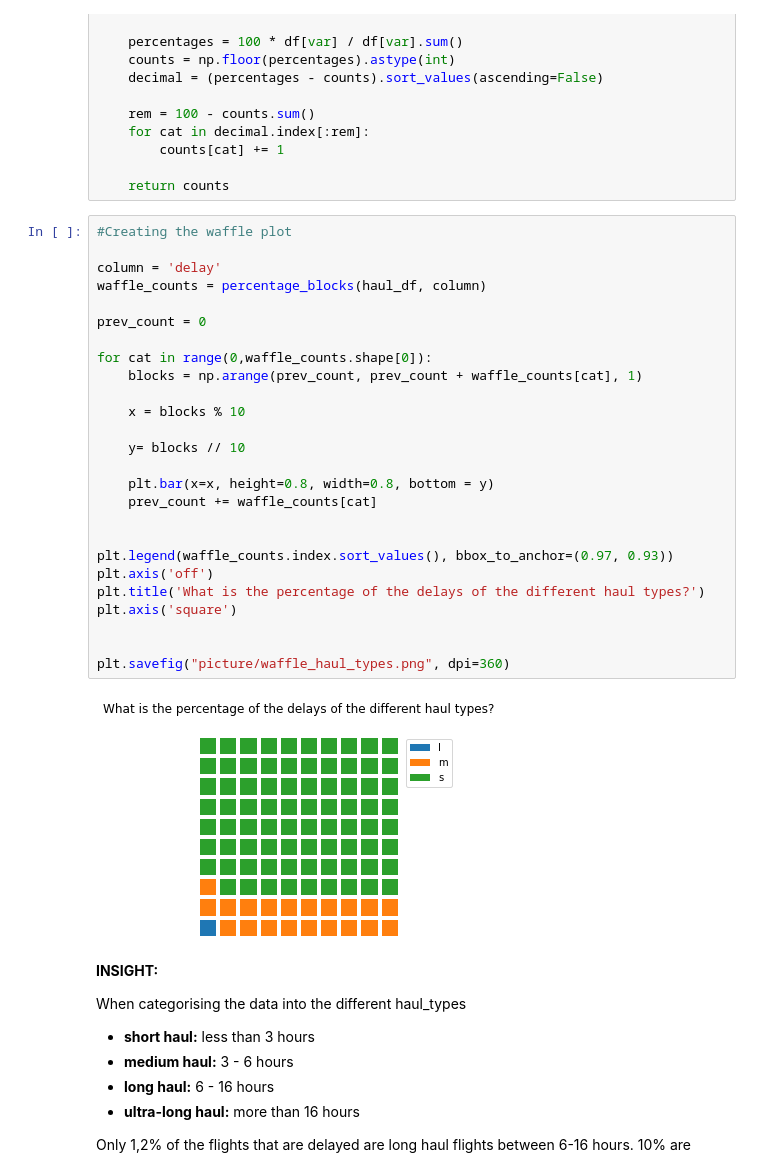
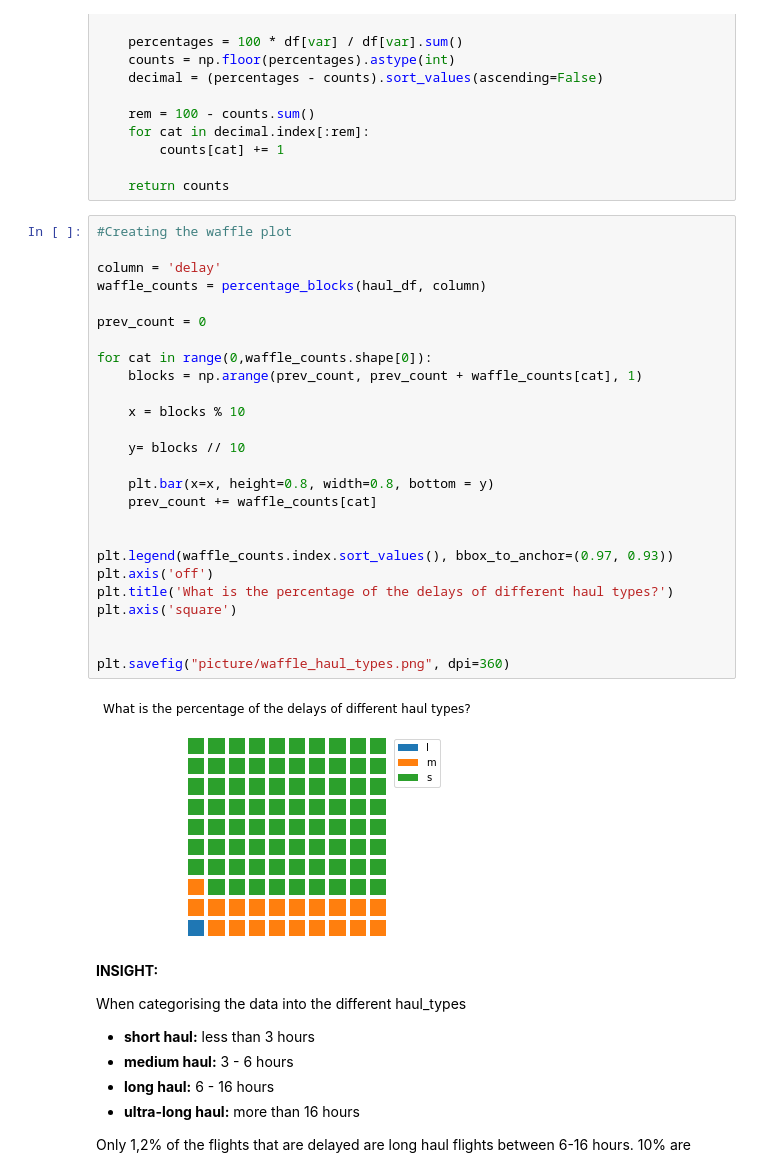
Before and after one commit to julienboth/udacity_ds_nd, a Jupyter notebook: project_1_intro_to_ds/airline_analysis.ipynb, the cells around one changed output. Cells and saved outputs as stored; diff of their text form.

```diff
--- a/project_1_intro_to_ds/airline_analysis.ipynb
+++ b/project_1_intro_to_ds/airline_analysis.ipynb
@@ -571,31 +571,31 @@ def percentage_blocks (df, var):
 # %%
 #Creating the waffle plot
 
 column = 'delay'
 waffle_counts = percentage_blocks(haul_df, column)
 
 prev_count = 0
 
 for cat in range(0,waffle_counts.shape[0]):
     blocks = np.arange(prev_count, prev_count + waffle_counts[cat], 1)
 
     x = blocks % 10
 
     y= blocks // 10
 
     plt.bar(x=x, height=0.8, width=0.8, bottom = y)
     prev_count += waffle_counts[cat]
 
 
 plt.legend(waffle_counts.index.sort_values(), bbox_to_anchor=(0.97, 0.93))
 plt.axis('off')
-plt.title('What is the percentage of the delays of the different haul types?')
+plt.title('What is the percentage of the delays of different haul types?')
 plt.axis('square')
 
 
 plt.savefig("picture/waffle_haul_types.png", dpi=360)
 # %% [output]
-[figure, old version]
+[figure, new version]
 # %% [markdown]
 **INSIGHT:**
 
```
Also changed, not shown: parts of 2 cells of this notebook, 3 other files.
